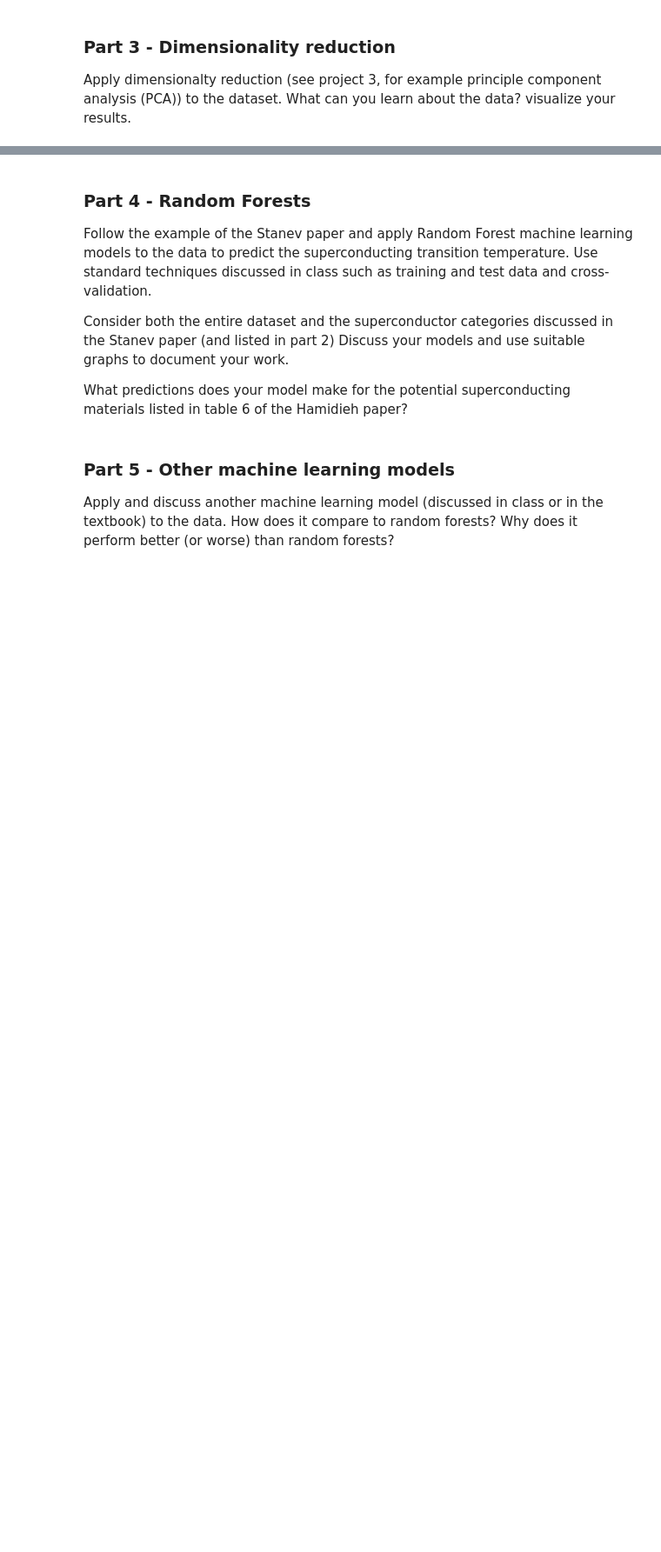
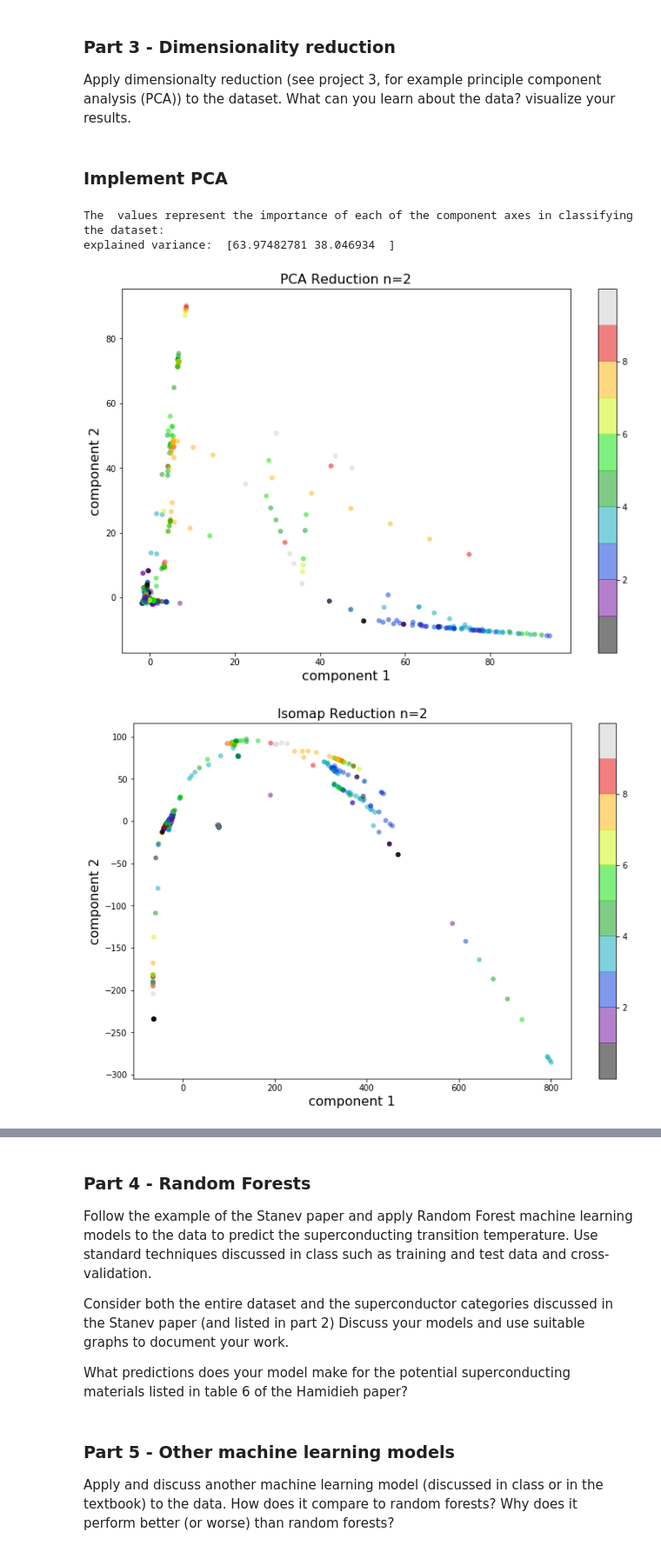
Before and after one commit to OSUScientificComputing464/final-project-discer151, a Jupyter notebook: FinalProject.ipynb, the cells around one changed output, grey strips where cells are left out. Shown at 87% size. Drawn from its saved outputs; the diff is of its cells as text; code cells hidden in the pictures; blank space fills up the shorter version.

Commit message:
Made it through PCA reduction

```diff
--- a/FinalProject.ipynb
+++ b/FinalProject.ipynb
@@ -125,3 +149,48 @@ txt = plt.title('# of materials containing each element', fontsize=20)
 ### Part 3 - Dimensionality reduction
 
 Apply dimensionalty reduction (see project 3, for example principle component analysis (PCA)) to the dataset. What can you learn about the data? visualize your results.
+# %% [markdown]
+### Implement PCA
+# %%
+from matplotlib import cm
+from sklearn.decomposition import PCA
+from sklearn.manifold import Isomap
+
+def do_iso(x_data, y_data, n_components):
+    iso = Isomap(n_components=2)
+    projected = iso.fit_transform(x_data)
+    plt.figure(figsize = (12,8))
+    plt.scatter(projected[:, 0], projected[:, 1],
+                c=y_data, edgecolor='none', alpha=0.5,
+                cmap=plt.cm.get_cmap('nipy_spectral', 10))
+    plt.title('Isomap Reduction n='+str(n_components), fontsize=16)
+    plt.xlabel('component 1', fontsize=16)
+    plt.ylabel('component 2', fontsize=16)
+    plt.colorbar();
+
+def do_pca(x_data, y_data, n_components):
+    pca = PCA(n_components = n_components)
+    projected = pca.fit_transform(x_data)
+
+    plt.figure(figsize = (12,8))
+    plt.scatter(projected[:, 0], projected[:, 1],
+                c=y_data, edgecolor='none', alpha=0.5,
+                cmap=plt.cm.get_cmap('nipy_spectral', 10))
+    plt.title('PCA Reduction n='+str(n_components), fontsize=16)
+    plt.xlabel('component 1', fontsize=16)
+    plt.ylabel('component 2', fontsize=16)
+    plt.colorbar();
+
+    print('The  values represent the importance of each of the component axes in classifying the dataset:')
+    print('explained variance: ', pca.explained_variance_)
+
+    return pca
+# %%
+lowt_pca = do_pca(lowt_data[unique_x],lowt_data[unique_y],2)
+lowt_iso = do_iso(lowt_data[unique_x],lowt_data[unique_y],2)
+#fe_pca = do_pca2(lowt_data[unique_x],lowt_data[unique_y],3)
+# %% [output]
+The  values represent the importance of each of the component axes in classifying the dataset:
+explained variance:  [63.97482781 38.046934  ]
+[figure, added]
+[figure, added]
```
Also changed, not shown: parts of 14 cells of this notebook.
